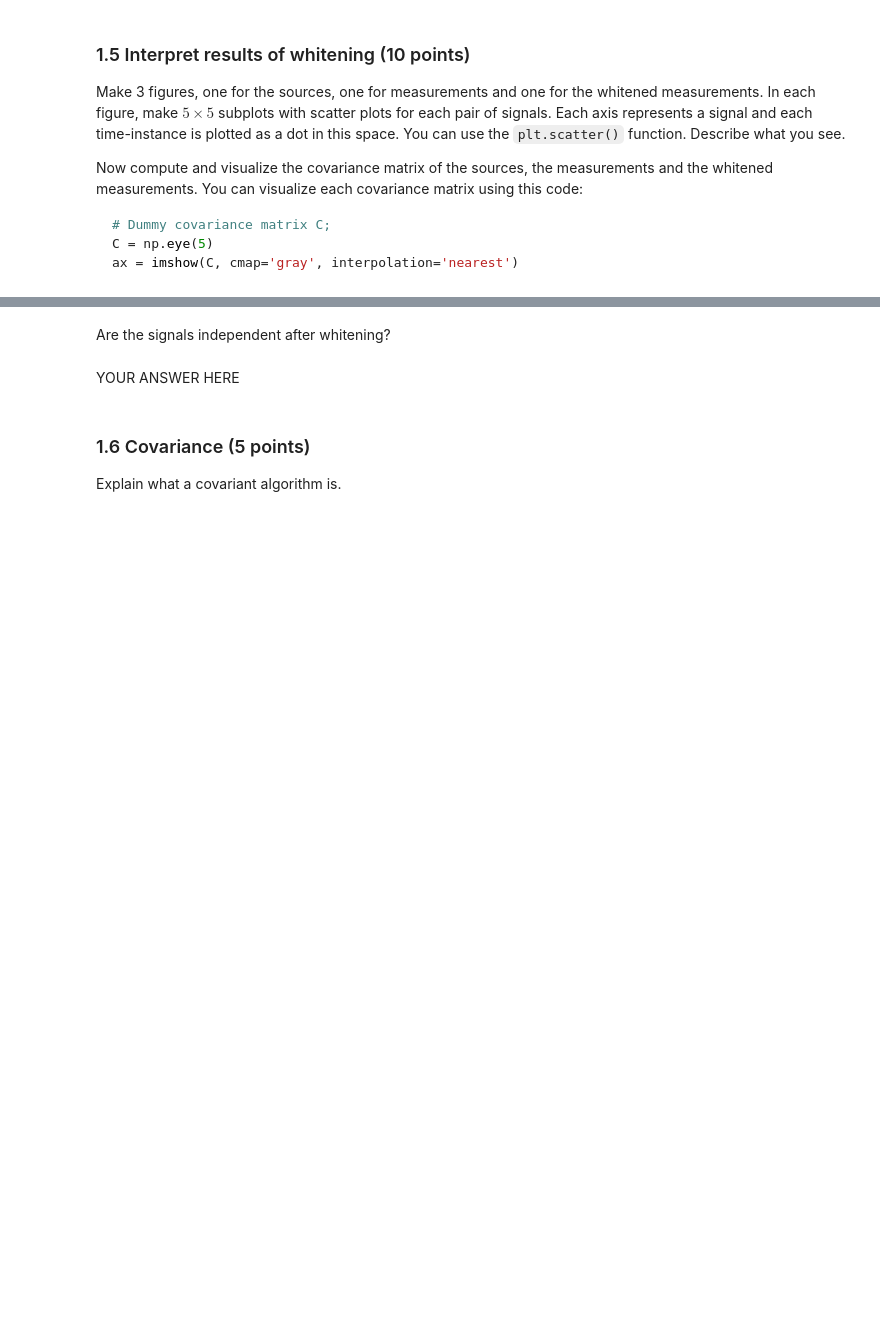
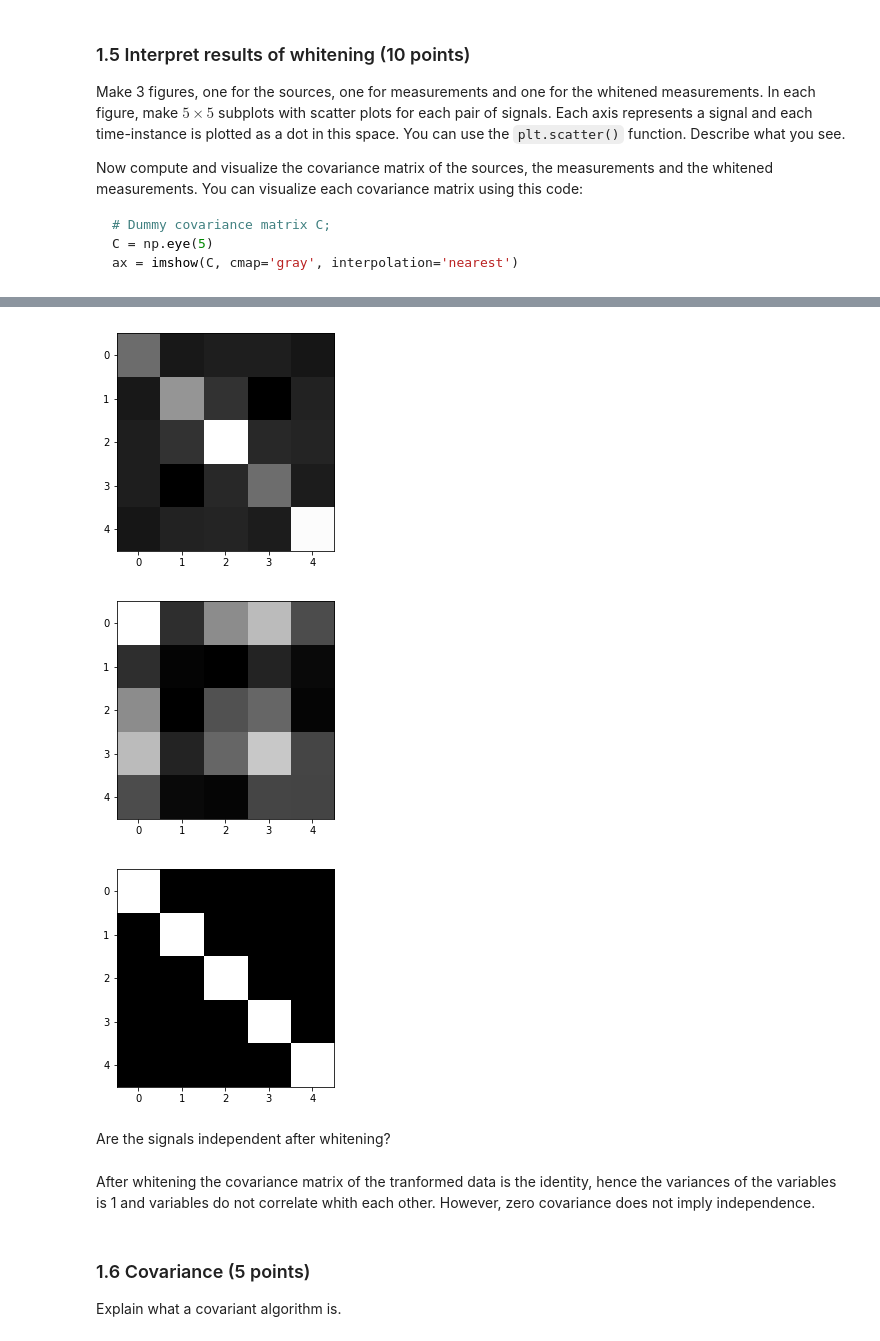
Before and after one commit to florianmohnert/ML2, a Jupyter notebook: lab1/11770929_11617586_lab1.ipynb, the cells around one changed output, grey strips where cells are left out. Drawn from its saved outputs; the diff is of its cells as text; code cells hidden in the pictures; blank space fills up the shorter version.

```diff
--- a/lab1/11770929_11617586_lab1.ipynb
+++ b/lab1/11770929_11617586_lab1.ipynb
@@ -209,7 +271,22 @@ raise NotImplementedError()
+# %%
+def make_fig_cov(data):
+    shape = data.shape
+    cnt = 0
+    Sigma = np.cov(data)
+    ax = imshow(Sigma, cmap='gray', interpolation='nearest')
+    plt.show()
+# %%
+make_fig_cov(S)
+make_fig_cov(X)
+make_fig_cov(Xw)
+# %% [output]
+[figure, added]
+[figure, added]
+[figure, added]
 # %% [markdown]
 Are the signals independent after whitening?
-# %% [markdown]
-YOUR ANSWER HERE
+# %% [markdown]
+After whitening the covariance matrix of the tranformed data is the identity, hence the variances of the variables is 1 and variables do not correlate whith each other. However, zero covariance does not imply independence.
 # %% [markdown]
 ### 1.6 Covariance (5 points)
 Explain what a covariant algorithm is.
```
Also changed, not shown: parts of 13 cells of this notebook.
